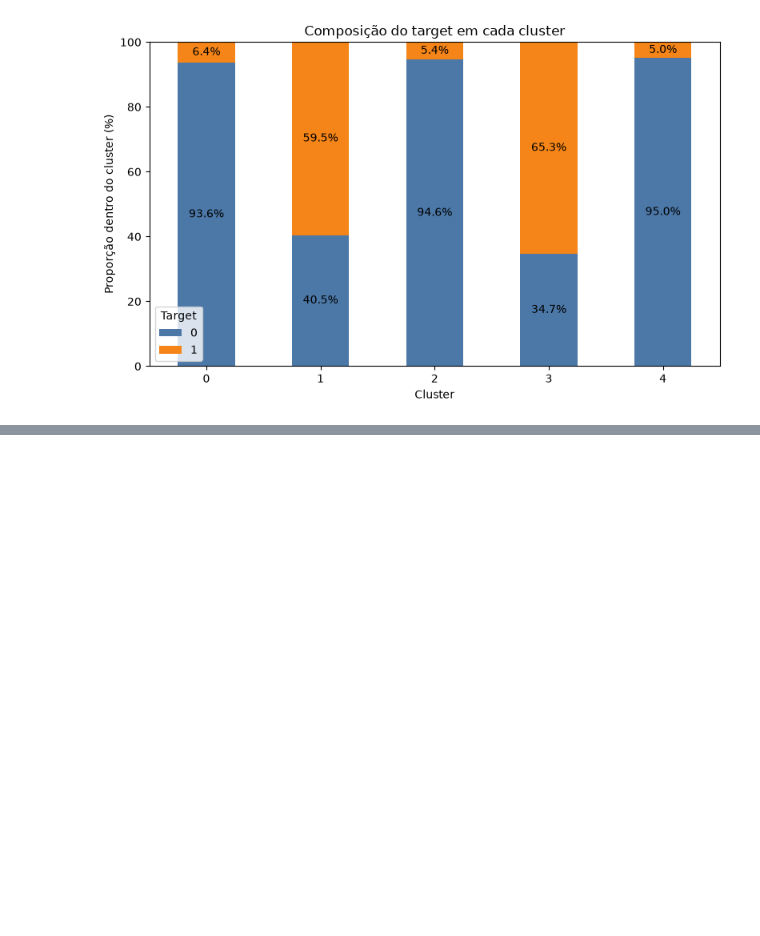
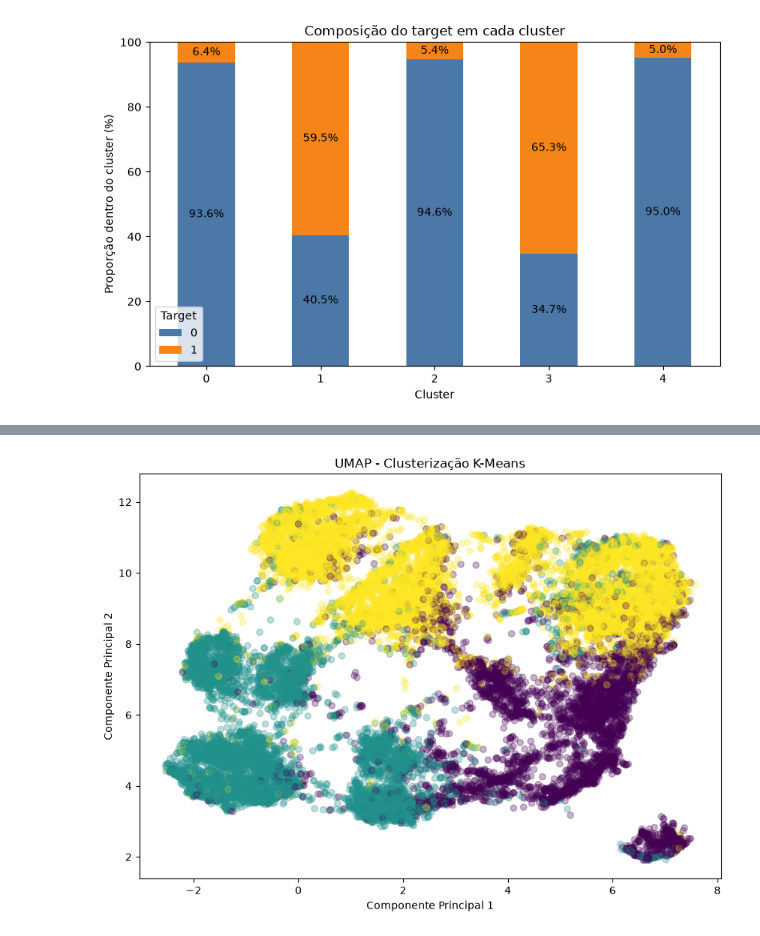
Before and after one commit to JulioSamuelOliveira/saudemental, a Jupyter notebook: 5-Kmeans/K_means.ipynb, the cells around one changed output, grey strips where cells are left out. Cells and saved outputs as stored; diff of their text form; code cells hidden in the pictures; blank space fills up the shorter version.

```diff
--- a/5-Kmeans/K_means.ipynb
+++ b/5-Kmeans/K_means.ipynb
@@ -332,0 +388,23 @@ cluster
+# %%
+reducer = umap.UMAP(n_neighbors=5, min_dist=0.01, random_state=42)
+X_umap = reducer.fit_transform(X_proc)
+
+X_umap.shape
+
+plt.figure(figsize=(10, 7))
+
+plt.scatter(
+    X_umap[:, 0],
+    X_umap[:, 1],
+    alpha=0.3,
+    c=resultado["cluster"]
+)
+
+plt.title("UMAP - Clusterização K-Means")
+
+plt.xlabel("Componente Principal 1")
+plt.ylabel("Componente Principal 2")
+
+plt.show()
+# %% [output]
+[figure, added]
```
Also changed, not shown: parts of 4 cells of this notebook.
